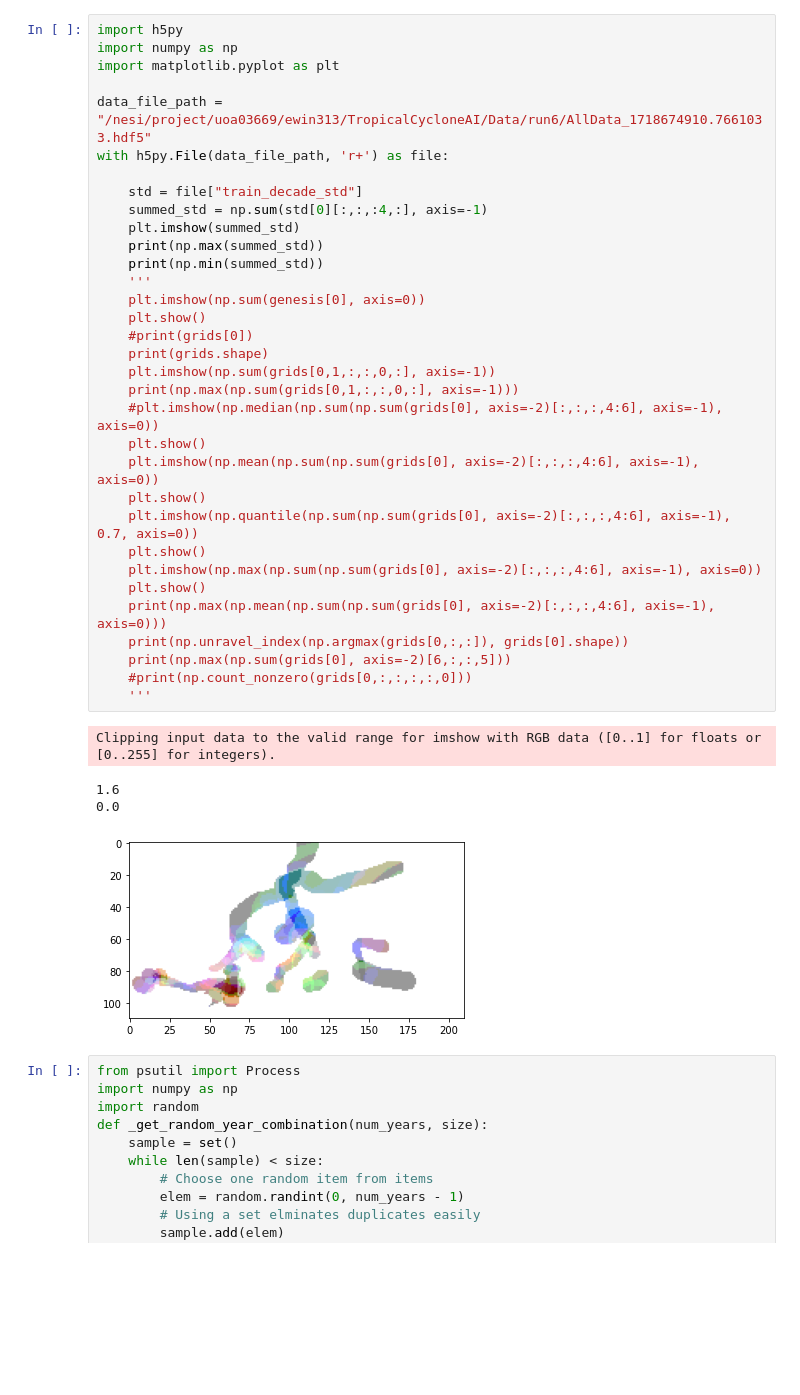
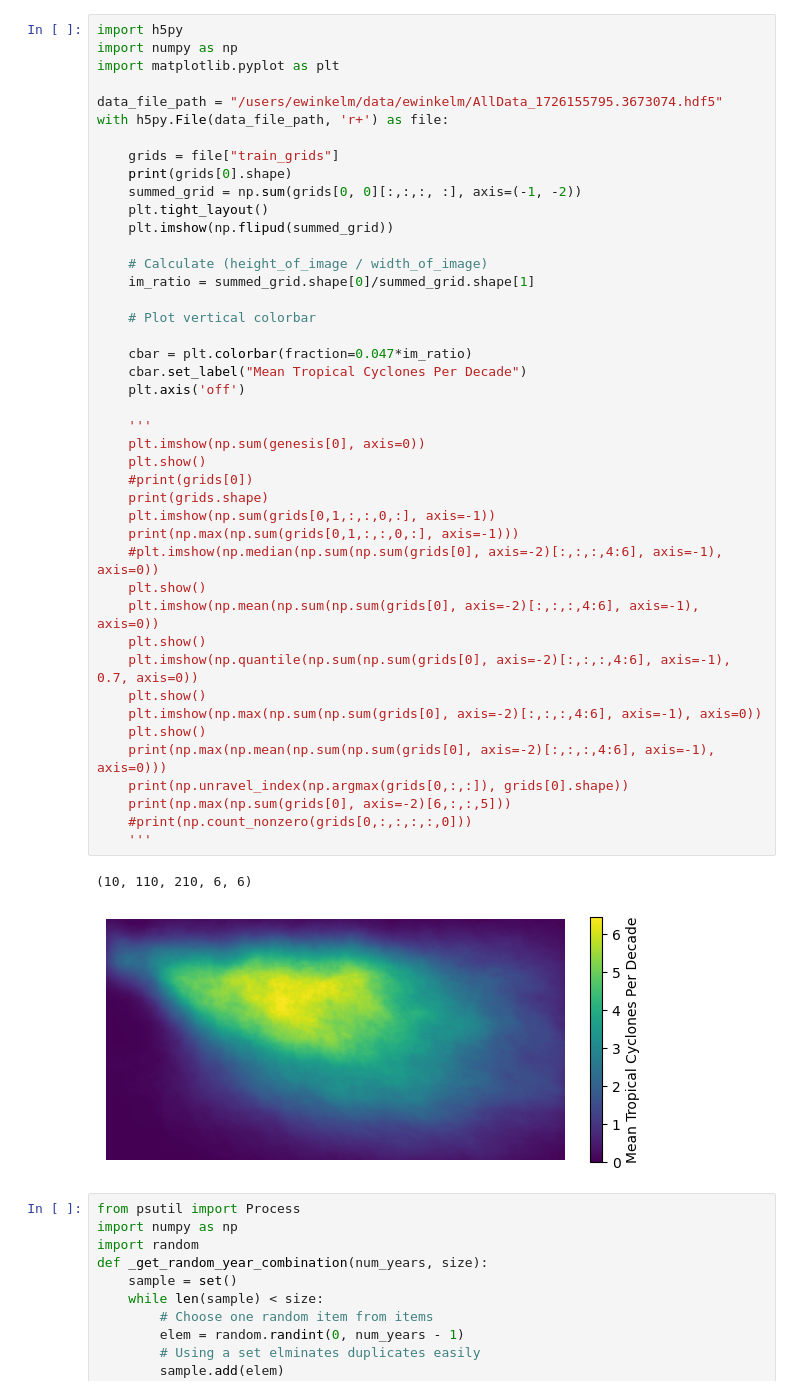
Before and after one commit to EMPIRIC2/EMPIRIC_TC, a Jupyter notebook: notebooks/check_data_generation.ipynb, the cells around one changed output. Cells and saved outputs as stored; diff of their text form; blank space fills up the shorter version.

```diff
--- a/notebooks/check_data_generation.ipynb
+++ b/notebooks/check_data_generation.ipynb
@@ -1,41 +1,49 @@
 # %%
 import h5py
 import numpy as np
 import matplotlib.pyplot as plt
 
-data_file_path = "/nesi/project/uoa03669/ewin313/TropicalCycloneAI/Data/run6/AllData_1718674910.7661033.hdf5"
+data_file_path = "/users/ewinkelm/data/ewinkelm/AllData_1726155795.3673074.hdf5"
 with h5py.File(data_file_path, 'r+') as file:
 
-    std = file["train_decade_std"]
-    summed_std = np.sum(std[0][:,:,:4,:], axis=-1)
-    plt.imshow(summed_std)
-    print(np.max(summed_std))
-    print(np.min(summed_std))
+    grids = file["train_grids"]
+    print(grids[0].shape)
+    summed_grid = np.sum(grids[0, 0][:,:,:, :], axis=(-1, -2))
+    plt.tight_layout()
+    plt.imshow(np.flipud(summed_grid))
+
+    # Calculate (height_of_image / width_of_image)
+    im_ratio = summed_grid.shape[0]/summed_grid.shape[1]
+
+    # Plot vertical colorbar
+
+    cbar = plt.colorbar(fraction=0.047*im_ratio)
+    cbar.set_label("Mean Tropical Cyclones Per Decade")
+    plt.axis('off')
+
     '''
     plt.imshow(np.sum(genesis[0], axis=0))
     plt.show()
     #print(grids[0])
     print(grids.shape)
     plt.imshow(np.sum(grids[0,1,:,:,0,:], axis=-1))
     print(np.max(np.sum(grids[0,1,:,:,0,:], axis=-1)))
     #plt.imshow(np.median(np.sum(np.sum(grids[0], axis=-2)[:,:,:,4:6], axis=-1), axis=0))
     plt.show()
     plt.imshow(np.mean(np.sum(np.sum(grids[0], axis=-2)[:,:,:,4:6], axis=-1), axis=0))
     plt.show()
     plt.imshow(np.quantile(np.sum(np.sum(grids[0], axis=-2)[:,:,:,4:6], axis=-1), 0.7, axis=0))
     plt.show()
     plt.imshow(np.max(np.sum(np.sum(grids[0], axis=-2)[:,:,:,4:6], axis=-1), axis=0))
     plt.show()
     print(np.max(np.mean(np.sum(np.sum(grids[0], axis=-2)[:,:,:,4:6], axis=-1), axis=0)))
     print(np.unravel_index(np.argmax(grids[0,:,:]), grids[0].shape))
     print(np.max(np.sum(grids[0], axis=-2)[6,:,:,5]))
     #print(np.count_nonzero(grids[0,:,:,:,:,0]))
     '''
 # %% [output]
-Clipping input data to the valid range for imshow with RGB data ([0..1] for floats or [0..255] for integers).
+(10, 110, 210, 6, 6)
-1.6
-0.0
-[figure, old version]
+[figure, new version]
 # %%
 from psutil import Process
 import numpy as np
```
Also changed, not shown: 29 other files.
